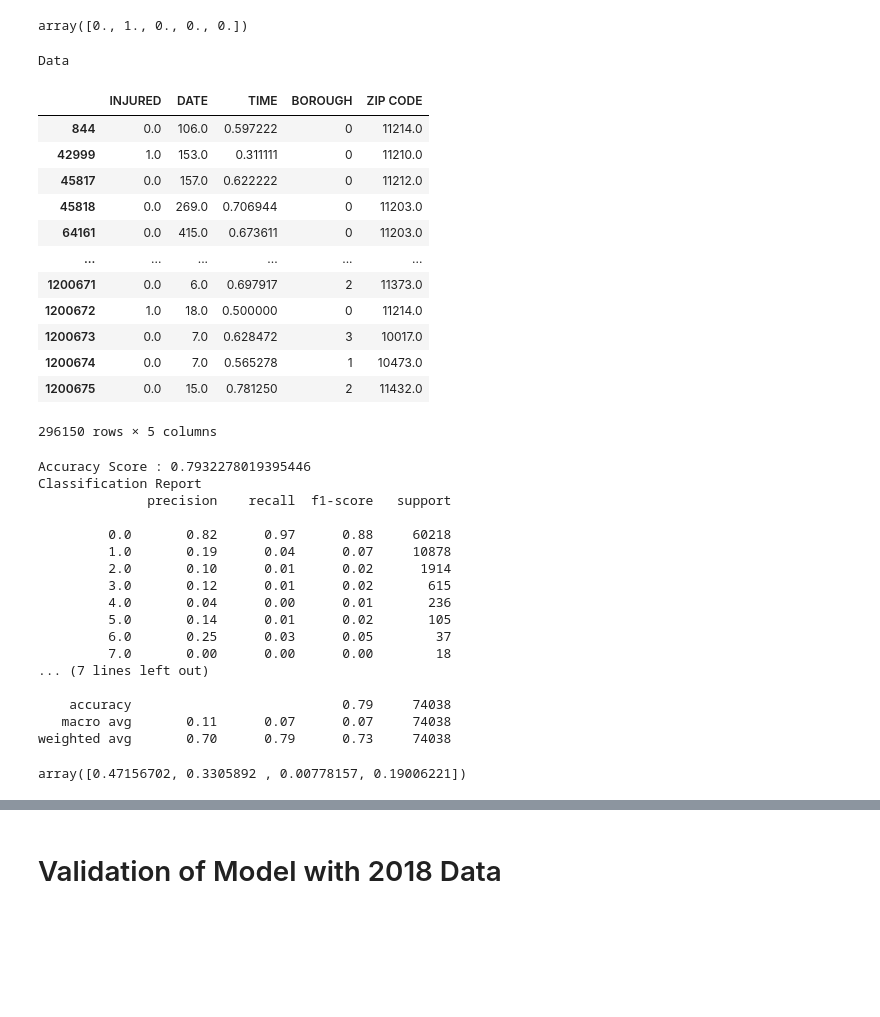
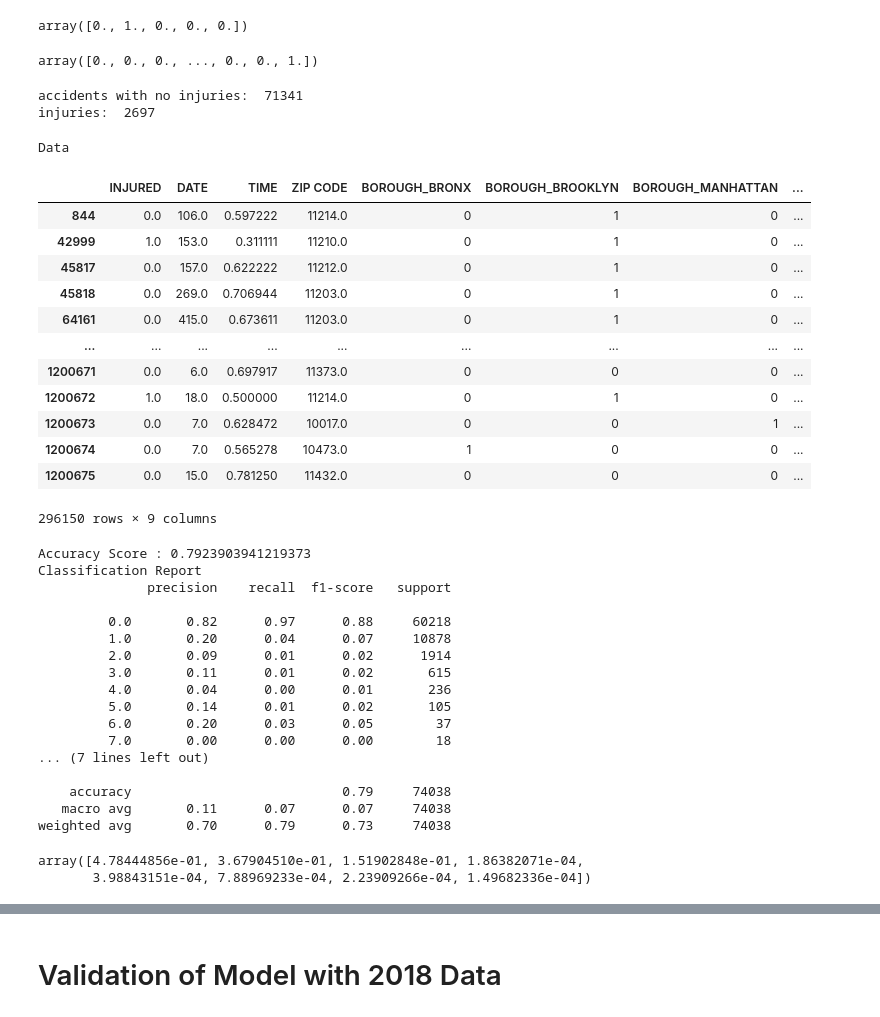
Before and after one commit to danioc94/NYC_Vehicle_Collision_Prediction, a Jupyter notebook: nyc_injury_predictions.ipynb, the cells around one changed output, grey strips where cells are left out. Saved outputs shown, nothing was run; the diff lists cells and outputs as text; code cells hidden in the pictures; blank space fills up the shorter version.

```diff
--- a/NYC MLM-Injured.ipynb
+++ b/nyc_injury_predictions.ipynb
@@ -231,11 +231,6 @@ BOROUGH      object
 ZIP CODE    float64
 dtype: object
 # %%
-# Custom encoding boroughs
-borough_mapping = {
-    "BROOKLYN": 0,
-    "BRONX": 1,
-    "QUEENS": 2,
-    "MANHATTAN": 3,
-    "STATEN ISLAND": 4
-}
+# Hot encoding boroughs
+Injuries_binary_encoded = pd.get_dummies(df, columns=["BOROUGH"])
+Injuries_binary_encoded
@@ -261,6 +251,6 @@ df
 # %%
 # Define the features set.
-X = df.copy()
+X = Injuries_binary_encoded.copy()
 X = X.drop("INJURED", axis=1)
 X.head()
 # %% [output]
@@ -273,6 +263,6 @@ X.head()
 # %%
 # Define the target set.
-y = df["INJURED"].ravel()
+y = Injuries_binary_encoded["INJURED"].ravel()
 y[:5]
 # %% [output]
 array([0., 1., 0., 0., 0.])
@@ -297,42 +287,60 @@ rf_model = rf_model.fit(X_train_scaled, y_train)
 # %%
 # Making predictions using the testing data.
 predictions = rf_model.predict(X_test_scaled)
+predictions
+# %% [output]
+array([0., 0., 0., ..., 0., 0., 1.])
+# %%
+# Counting predicted injuries
+zeros = 0
+ones = 0
+for i in predictions:
+    if i==0:
+        zeros = zeros + 1
+    else:
+        ones = ones + 1
+
+print("accidents with no injuries: ", zeros)
+print("injuries: ", ones)
+# %% [output]
+accidents with no injuries:  71341
+injuries:  2697
 # %%
 # Calculating the accuracy score.
 acc_score = accuracy_score(y_test, predictions)
 # %%
 # Displaying results
 print("Data")
-display(df)
+display(Injuries_binary_encoded)
 print(f"Accuracy Score : {acc_score}")
 print("Classification Report")
 print(classification_report(y_test, predictions))
 # %% [output]
 Data
-|  | INJURED | DATE | TIME | BOROUGH | ZIP CODE |
-| 844 | 0.0 | 106.0 | 0.597222 | 0 | 11214.0 |
-| 42999 | 1.0 | 153.0 | 0.311111 | 0 | 11210.0 |
-| 45817 | 0.0 | 157.0 | 0.622222 | 0 | 11212.0 |
-| 45818 | 0.0 | 269.0 | 0.706944 | 0 | 11203.0 |
-| 64161 | 0.0 | 415.0 | 0.673611 | 0 | 11203.0 |
-| ... | ... | ... | ... | ... | ... |
-| 1200671 | 0.0 | 6.0 | 0.697917 | 2 | 11373.0 |
-| 1200672 | 1.0 | 18.0 | 0.500000 | 0 | 11214.0 |
-| 1200673 | 0.0 | 7.0 | 0.628472 | 3 | 10017.0 |
-| 1200674 | 0.0 | 7.0 | 0.565278 | 1 | 10473.0 |
-| 1200675 | 0.0 | 15.0 | 0.781250 | 2 | 11432.0 |
+|  | INJURED | DATE | TIME | ZIP CODE | BOROUGH_BRONX | BOROUGH_BROOKLYN | BOROUGH_MANHATTAN | ... |
+| 844 | 0.0 | 106.0 | 0.597222 | 11214.0 | 0 | 1 | 0 | ... |
+| 42999 | 1.0 | 153.0 | 0.311111 | 11210.0 | 0 | 1 | 0 | ... |
+| 45817 | 0.0 | 157.0 | 0.622222 | 11212.0 | 0 | 1 | 0 | ... |
+| 45818 | 0.0 | 269.0 | 0.706944 | 11203.0 | 0 | 1 | 0 | ... |
+| 64161 | 0.0 | 415.0 | 0.673611 | 11203.0 | 0 | 1 | 0 | ... |
+| ... | ... | ... | ... | ... | ... | ... | ... | ... |
+| 1200671 | 0.0 | 6.0 | 0.697917 | 11373.0 | 0 | 0 | 0 | ... |
+| 1200672 | 1.0 | 18.0 | 0.500000 | 11214.0 | 0 | 1 | 0 | ... |
+| 1200673 | 0.0 | 7.0 | 0.628472 | 10017.0 | 0 | 0 | 1 | ... |
+| 1200674 | 0.0 | 7.0 | 0.565278 | 10473.0 | 1 | 0 | 0 | ... |
+| 1200675 | 0.0 | 15.0 | 0.781250 | 11432.0 | 0 | 0 | 0 | ... |
-296150 rows × 5 columns
+296150 rows × 9 columns
-Accuracy Score : 0.7932278019395446
+Accuracy Score : 0.7923903941219373
 Classification Report
               precision    recall  f1-score   support
 
          0.0       0.82      0.97      0.88     60218
-         1.0       0.19      0.04      0.07     10878
-         2.0       0.10      0.01      0.02      1914
-         3.0       0.12      0.01      0.02       615
+         1.0       0.20      0.04      0.07     10878
+         2.0       0.09      0.01      0.02      1914
+         3.0       0.11      0.01      0.02       615
          4.0       0.04      0.00      0.01       236
          5.0       0.14      0.01      0.02       105
-         6.0       0.25      0.03      0.05        37
+         6.0       0.20      0.03      0.05        37
          7.0       0.00      0.00      0.00        18
 ... (7 lines left out)
 
@@ -344,7 +352,8 @@ weighted avg       0.70      0.79      0.73     74038
 importances = rf_model.feature_importances_
 importances
 # %% [output]
-array([0.47156702, 0.3305892 , 0.00778157, 0.19006221])
+array([4.78444856e-01, 3.67904510e-01, 1.51902848e-01, 1.86382071e-04,
+       3.98843151e-04, 7.88969233e-04, 2.23909266e-04, 1.49682336e-04])
 # %%
 # We can sort the features by their importance.
 sorted(zip(rf_model.feature_importances_, X.columns), reverse=True)
```
Also changed, not shown: parts of 15 cells of this notebook, 4 other files.
